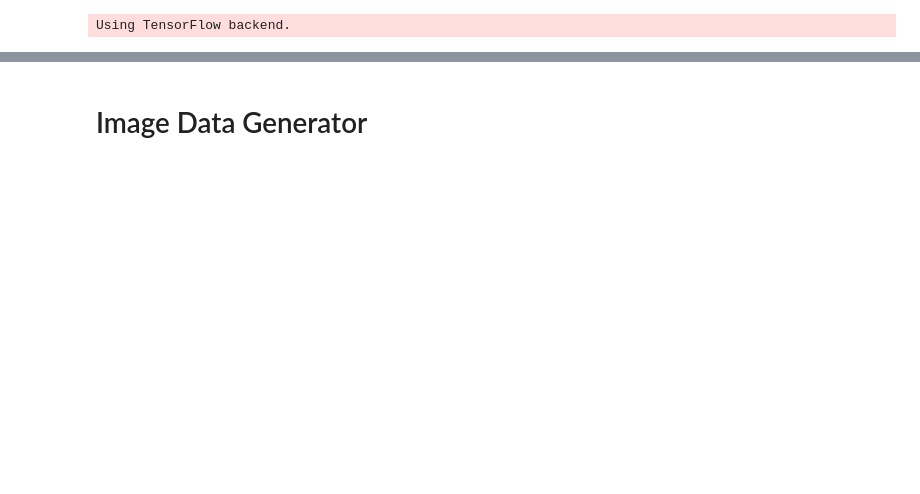
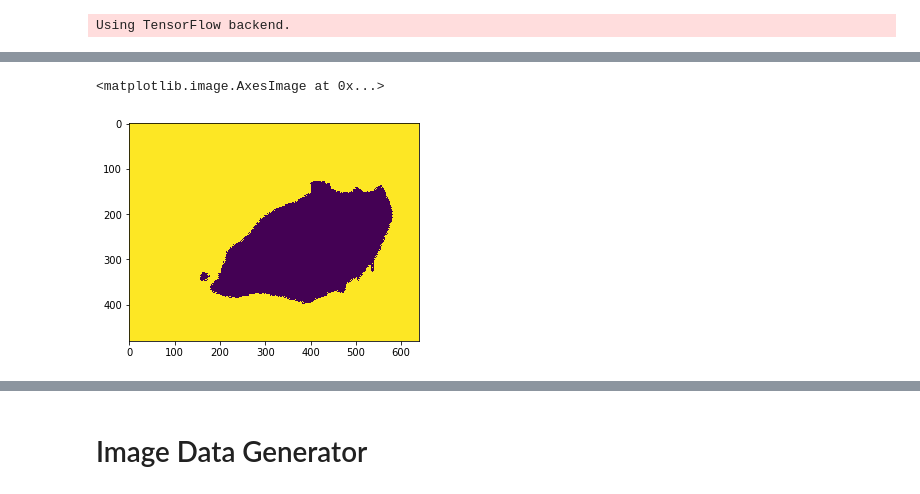
Before and after one commit to najibninaba/CascadedFCN, a Jupyter notebook: notebook/Training.ipynb, the cells around one changed output, grey strips where cells are left out. Saved outputs shown, nothing was run; the diff lists cells and outputs as text; code cells hidden in the pictures; blank space fills up the shorter version.

```diff
--- a/notebook/Training.ipynb
+++ b/notebook/Training.ipynb
@@ -23,0 +115,5 @@ SegMask_path = os.path.join(data_path, 'SegMask_Wound_Bg')
+# %%
+plt.imshow(test_mask_bg)
+# %% [output]
+<matplotlib.image.AxesImage at 0x...>
+[figure, added]
```
Also changed, not shown: parts of 33 cells of this notebook, 4 other files.
